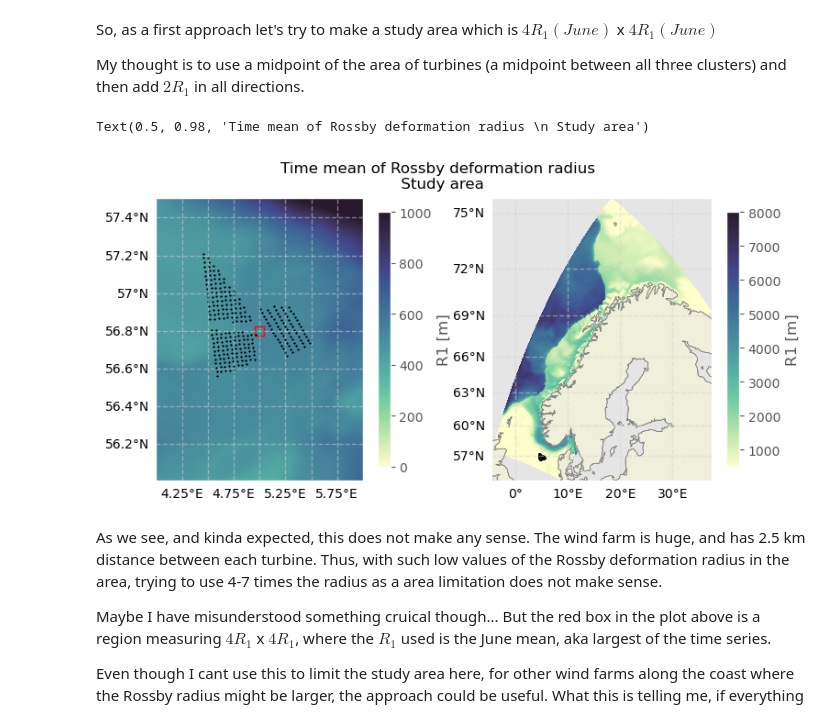
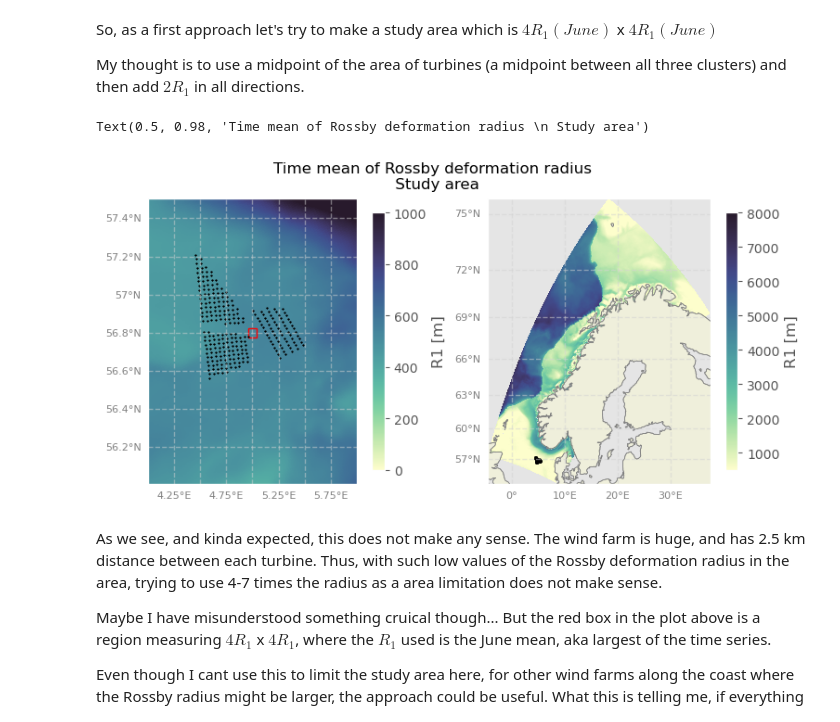
Before and after one commit to kjes4pres/MET_sommer25, a Jupyter notebook: Rossby_deformation/SV_F_rossby.ipynb, the cells around one changed output. Drawn from its saved outputs; the diff is of its cells as text; code cells hidden in the pictures.

```diff
--- a/Rossby_deformation/SV_F_rossby.ipynb
+++ b/Rossby_deformation/SV_F_rossby.ipynb
@@ -200,6 +200,8 @@ for i in range(5):
     gl.right_labels = False
     gl.xformatter = LONGITUDE_FORMATTER
     gl.yformatter = LATITUDE_FORMATTER
+    gl.xlabel_style = {'fontsize': 8, 'color':'gray'}
+    gl.ylabel_style = {'fontsize': 8, 'color':'gray'}
 
     # Plot pcolormesh
     plot = axs.pcolormesh(lon, lat, ds_monthly.gamma_r[i, :, :],
@@ -260,6 +262,8 @@ for axs in ax:
     gl.right_labels = False  # Disable right labels
     gl.xformatter = LONGITUDE_FORMATTER
     gl.yformatter = LATITUDE_FORMATTER
+    gl.xlabel_style = {'fontsize': 8, 'color':'gray'}
+    gl.ylabel_style = {'fontsize': 8, 'color':'gray'}
 
 fig.suptitle('Time mean')
 # %% [output]
@@ -341,34 +345,36 @@ cbar = fig.colorbar(pll, ax=ax[0], orientation='vertical', shrink=0.9)
 cbar.set_label('R1 [m]')
 
 pl = ax[1].pcolormesh(lon, lat, overall_meantime, transform=ccrs.PlateCarree(), cmap=cmap, vmin=500, vmax=8000)
 cbar = fig.colorbar(pl, ax=ax[1], orientation='vertical', shrink=0.9)
 cbar.set_label('R1 [m]')
 
 area_lon = [west_lon, east_lon, east_lon, west_lon]
 area_lat = [south_lat, south_lat, north_lat, north_lat]
 
 ax[0].fill(area_lon, area_lat, transform=ccrs.PlateCarree(), color='none', edgecolor='red', linewidth=1)
 ax[1].fill(area_lon, area_lat, transform=ccrs.PlateCarree(), color='none', edgecolor='red', linewidth=1)
 
 for axs in ax:
     for i in range(len(sorvest_F.coordinates)):
         axs.plot(sorvest_F.coordinates[i][0], sorvest_F.coordinates[i][1], transform = ccrs.PlateCarree(), color = 'black', marker ='*', markersize=1)
     gl = axs.gridlines(crs=ccrs.PlateCarree(), draw_labels=True, linewidth=1, color='lightgray', alpha=0.5, linestyle='--')
     gl.top_labels = False  # Disable top labels
     gl.right_labels = False  # Disable right labels
     gl.xformatter = LONGITUDE_FORMATTER
     gl.yformatter = LATITUDE_FORMATTER
+    gl.xlabel_style = {'fontsize': 8, 'color':'gray'}
+    gl.ylabel_style = {'fontsize': 8, 'color':'gray'}
 
 land = cfeature.NaturalEarthFeature(category='physical', name='land', scale='50m', edgecolor='gray', facecolor=cfeature.COLORS['land'])
 coastline = cfeature.NaturalEarthFeature(category='physical', name='coastline', scale='50m', edgecolor='gray', facecolor='none')
 
 ax[1].add_feature(land)
 ax[1].add_feature(coastline)
 
 fig.suptitle('Time mean of Rossby deformation radius \n Study area')
 # %% [output]
 Text(0.5, 0.98, 'Time mean of Rossby deformation radius \n Study area')
-[figure, old version]
+[figure, new version]
 # %% [markdown]
 As we see, and kinda expected, this does not make any sense. The wind farm is huge, and has 2.5 km distance between each turbine. Thus, with such low values of the Rossby deformation radius in the area, trying to use 4-7 times the radius as a area limitation does not make sense.
 
```
Also changed, not shown: parts of 7 cells of this notebook, 16 other files.
